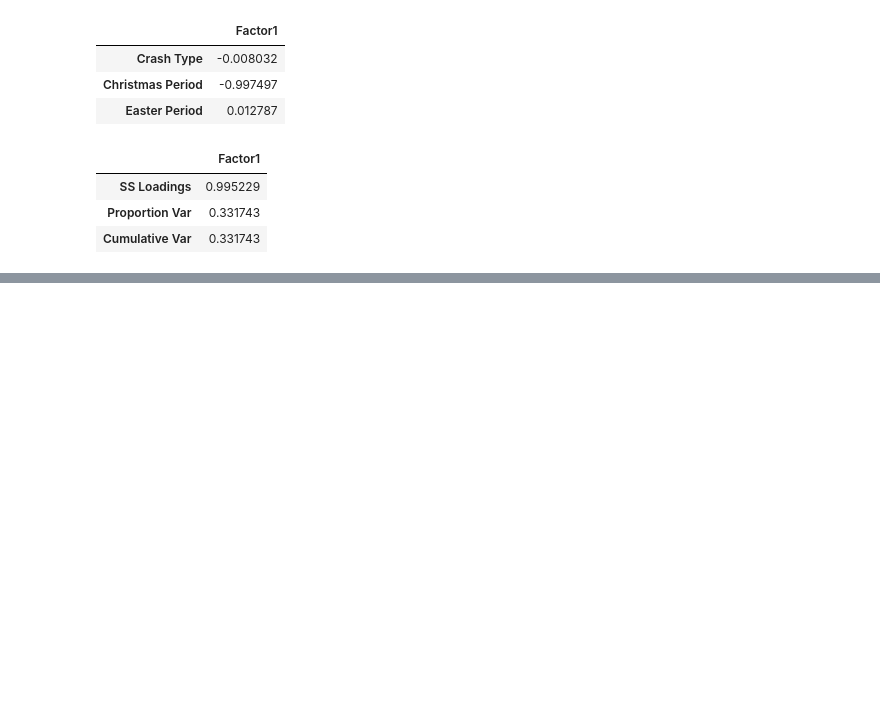
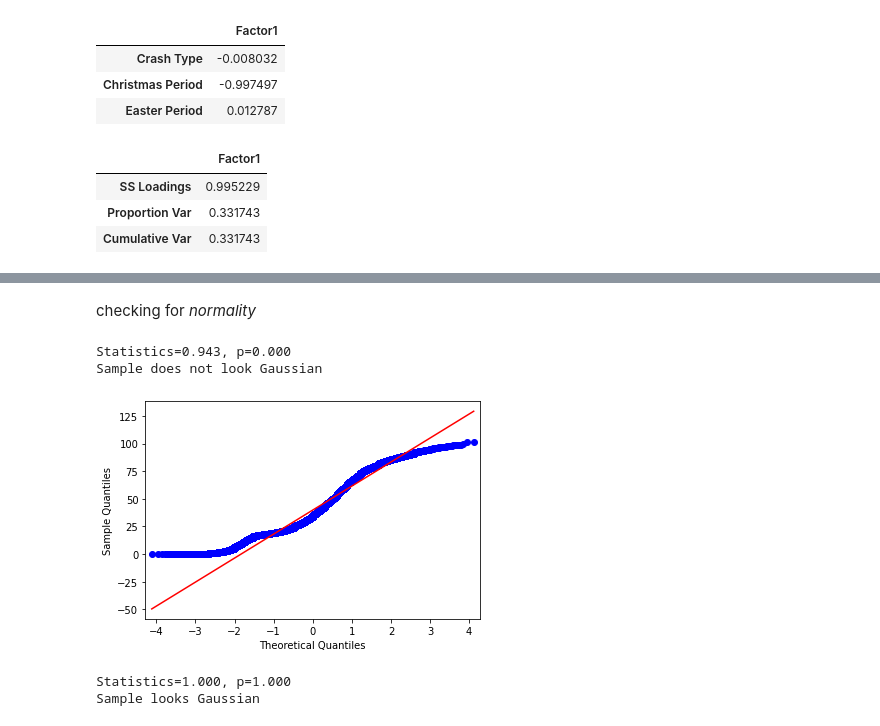
Before and after one commit to andrew-wairegi-school/matrix-project-core-module-1, a Jupyter notebook: Week_5_Matrix_team_Project.ipynb, the cells around one changed output, grey strips where cells are left out. Saved outputs shown, nothing was run; the diff lists cells and outputs as text; code cells hidden in the pictures; blank space fills up the shorter version.

```diff
--- a/Week_5_Matrix_team_Project.ipynb
+++ b/Week_5_Matrix_team_Project.ipynb
@@ -590,0 +622,41 @@ fa.get_factor_variance()
+# %% [markdown]
+checking for *normality*
+# %%
+#checking for normality using shapiro test
+#using the level of signifance 0.05
+
+from scipy.stats import shapiro
+stat, p = shapiro(df['Age'])
+print('Statistics=%.3f, p=%.3f' % (stat, p))
+alpha = 0.05
+if p > alpha:
+	print('Sample looks Gaussian')
+else:
+	print('Sample does not look Gaussian')
+
+# p_value,0.000 is less than 0.05 so we reject H0 and conclude that our population is not from a normal distribution hence we will use a ttest
+#with a sample size greater than > 30
+# %% [output]
+Statistics=0.943, p=0.000
+Sample does not look Gaussian
+# %%
+from matplotlib import pyplot
+from statsmodels.graphics.gofplots import qqplot
+qqplot(df['Age'],line='s')
+pyplot.show()
+# %% [output]
+[figure, added]
+# %%
+#checking normality for the weekend population using shapiro
+stat, p = shapiro(df_weekend)
+print('Statistics=%.3f, p=%.3f' % (stat, p))
+alpha = 0.05
+if p > alpha:
+	print('Sample looks Gaussian')
+else:
+	print('Sample does not look Gaussian')
+
+ #p_value,1 > 0.05 hence fail to reject the null hypothesis
+# %% [output]
+Statistics=1.000, p=1.000
+Sample looks Gaussian
```
Also changed, not shown: parts of 10 cells of this notebook.
